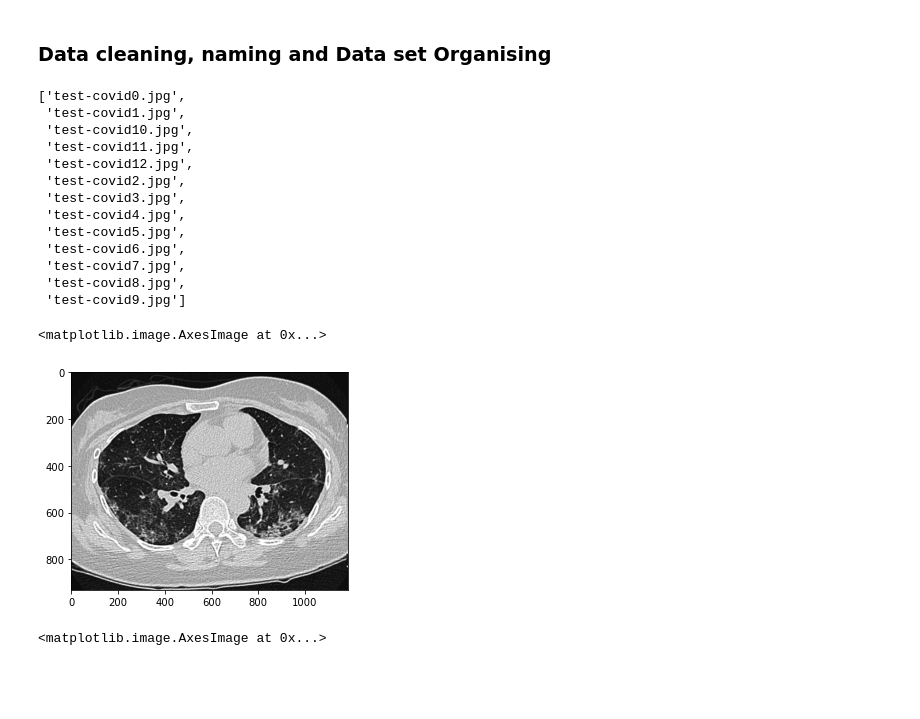
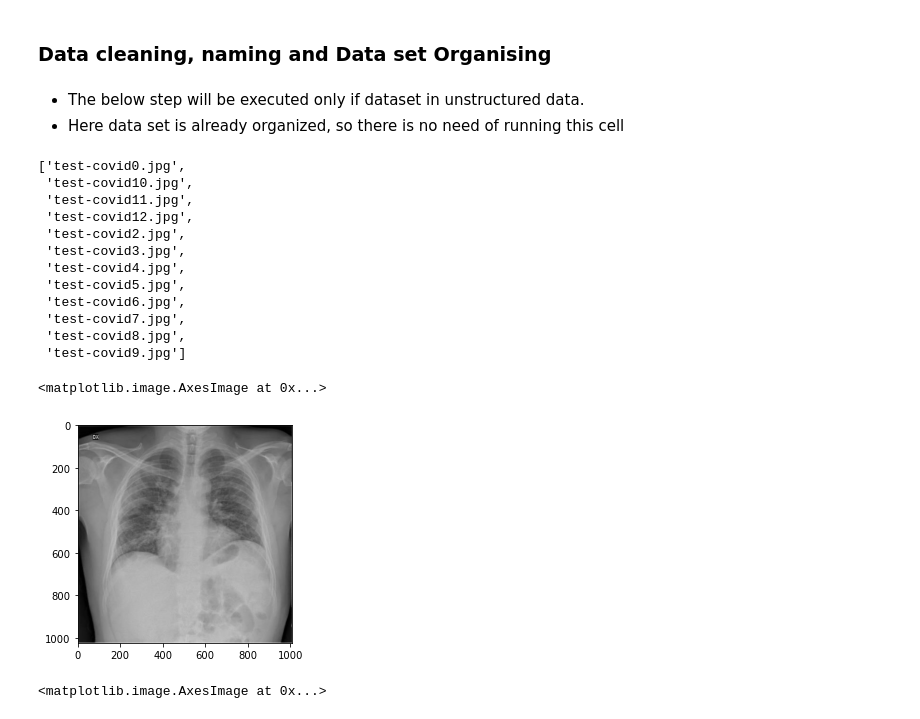
Before and after one commit to snehitvaddi/NovelCorona-Pneumonia-Prediction_V2, a Jupyter notebook: Novel Corona 19.ipynb, the cells around one changed output. Cells and saved outputs as stored; diff of their text form; code cells hidden in the pictures; blank space fills up the shorter version.

Commit message:
Updated Model and Dataset

```diff
--- a/Novel Corona 19.ipynb
+++ b/Novel Corona 19.ipynb
@@ -19,4 +15,7 @@ import jovian
 You can download dataset from here https://drive.google.com/open?id=1wwXhV2pNJjGdC4dsMz3NQxfhojthUbeB
 # %% [markdown]
 ### Data cleaning, naming and Data set Organising
+# %% [markdown]
+* The below step will be executed only if dataset in unstructured data.
+* Here data set is already organized, so there is no need of running this cell
 # %%
@@ -32,10 +32,9 @@ for filename in os.listdir("C:\\Users\\vsneh\\Udemy-notebooks\\covid-19\\dataset
         os.rename(src, dst)
         i += 1
 # %%
-os.listdir("C:\\Users\\vsneh\\Udemy-notebooks\\covid-19\\dataset\\test\\covid\\")
+os.listdir("C:\\Users\\vsneh\\Udemy-notebooks\\covid-19\\NovelCorona-Pneumonia-Healthy-Prediction\\dataset\\test\\covid\\")
 # %% [output]
 ['test-covid0.jpg',
- 'test-covid1.jpg',
  'test-covid10.jpg',
  'test-covid11.jpg',
  'test-covid12.jpg',
@@ -48,9 +47,9 @@ os.listdir("C:\\Users\\vsneh\\Udemy-notebooks\\covid-19\\dataset\\test\\covid\\"
  'test-covid8.jpg',
  'test-covid9.jpg']
 # %%
-img1 = cv2.imread('C:\\Users\\vsneh\\Udemy-notebooks\\covid-19\\dataset\\train\\covid\\train-covid7.jpg')
+img1 = cv2.imread('C:\\Users\\vsneh\\Udemy-notebooks\\covid-19\\NovelCorona-Pneumonia-Healthy-Prediction\\dataset\\train\\covid\\train-covid10.jpg')
 plt.imshow(img1)
 # %% [output]
 <matplotlib.image.AxesImage at 0x...>
-[figure, old version]
+[figure, new version]
 # %%
```
Also changed, not shown: parts of 21 cells of this notebook, 17 other files.
